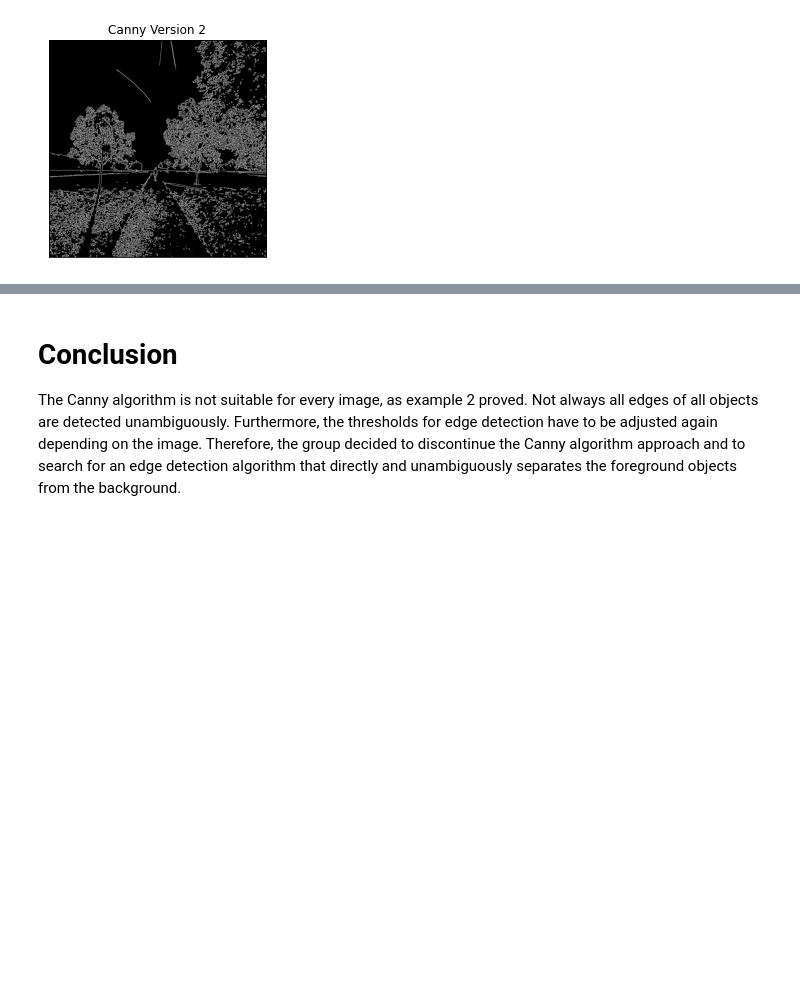
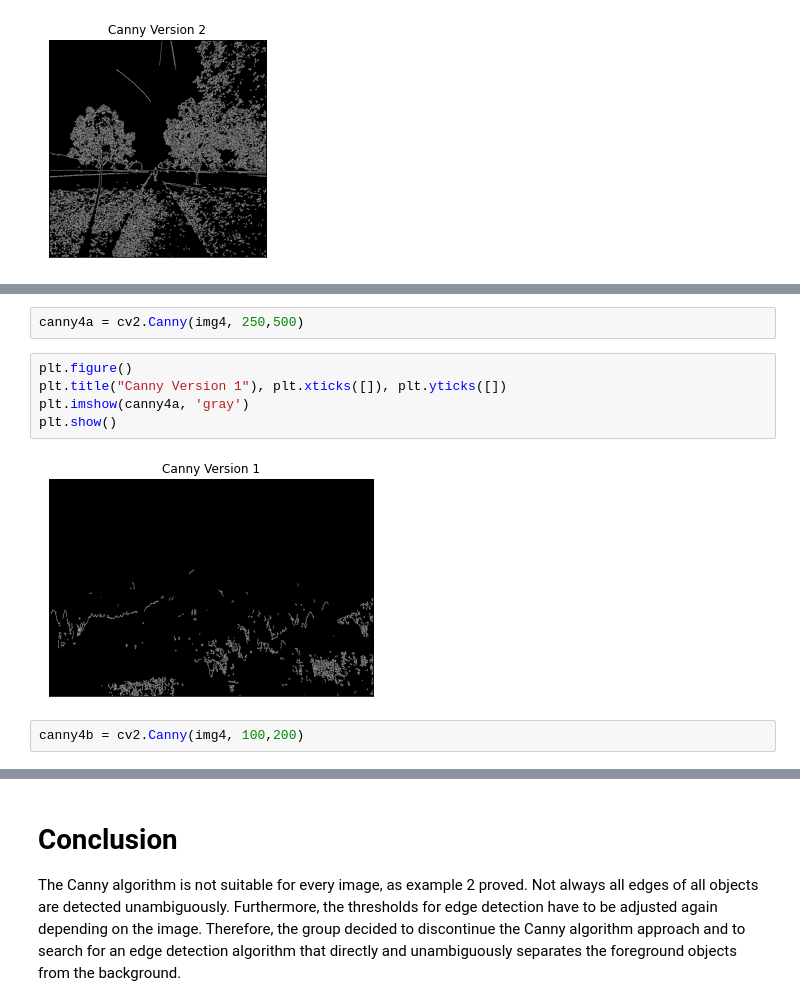
Before and after one commit to uol-mediaprocessing-202021/medienverarbeitung-b-color-and-tone-correction, a Jupyter notebook: Canny.ipynb, the cells around one changed output, grey strips where cells are left out. Cells and saved outputs as stored; diff of their text form; blank space fills up the shorter version.

```diff
--- a/Canny.ipynb
+++ b/Canny.ipynb
@@ -119,0 +131,11 @@ plt.show()
+# %%
+canny4a = cv2.Canny(img4, 250,500)
+# %%
+plt.figure()
+plt.title("Canny Version 1"), plt.xticks([]), plt.yticks([])
+plt.imshow(canny4a, 'gray')
+plt.show()
+# %% [output]
+[figure, added]
+# %%
+canny4b = cv2.Canny(img4, 100,200)
```
Also changed, not shown: parts of 14 cells of this notebook.
